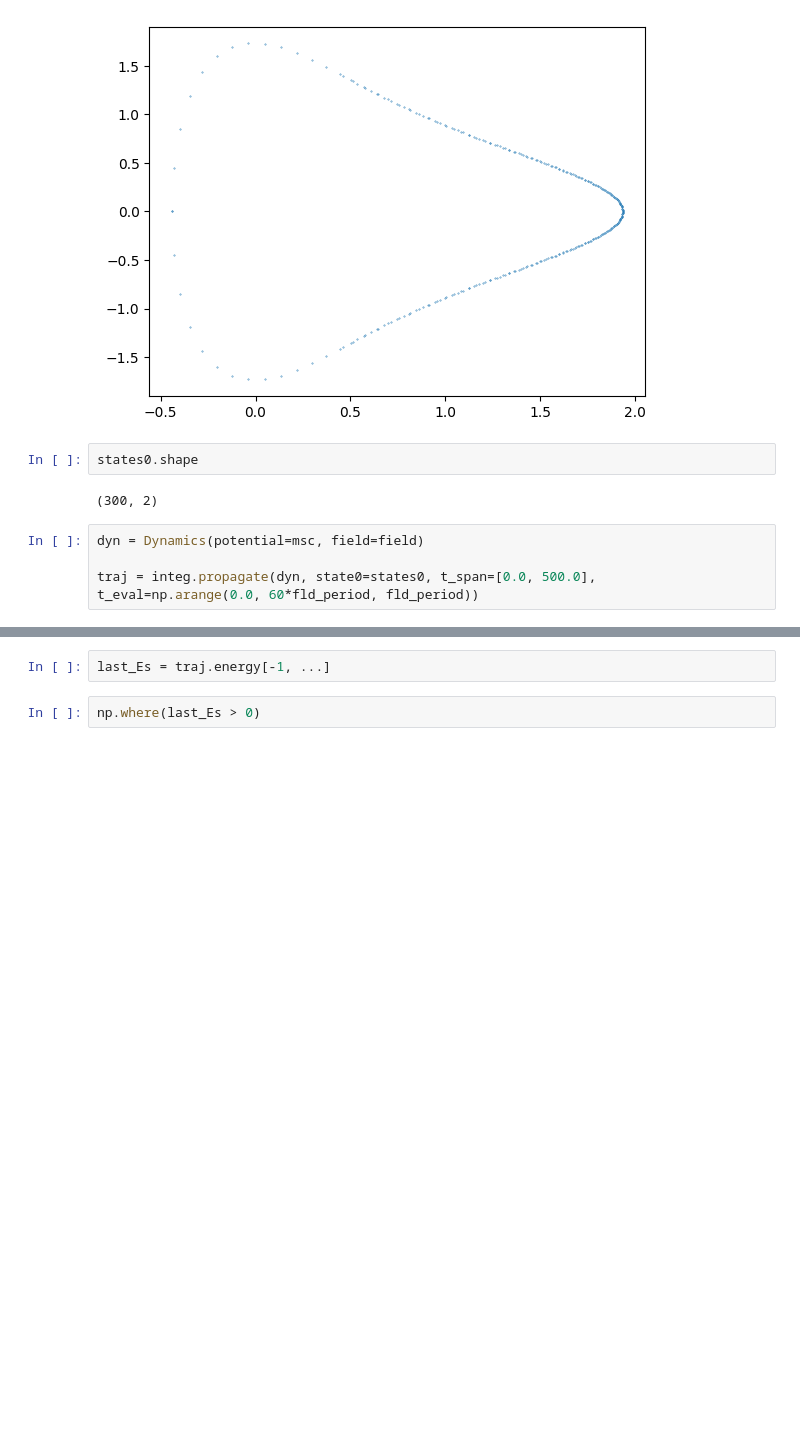
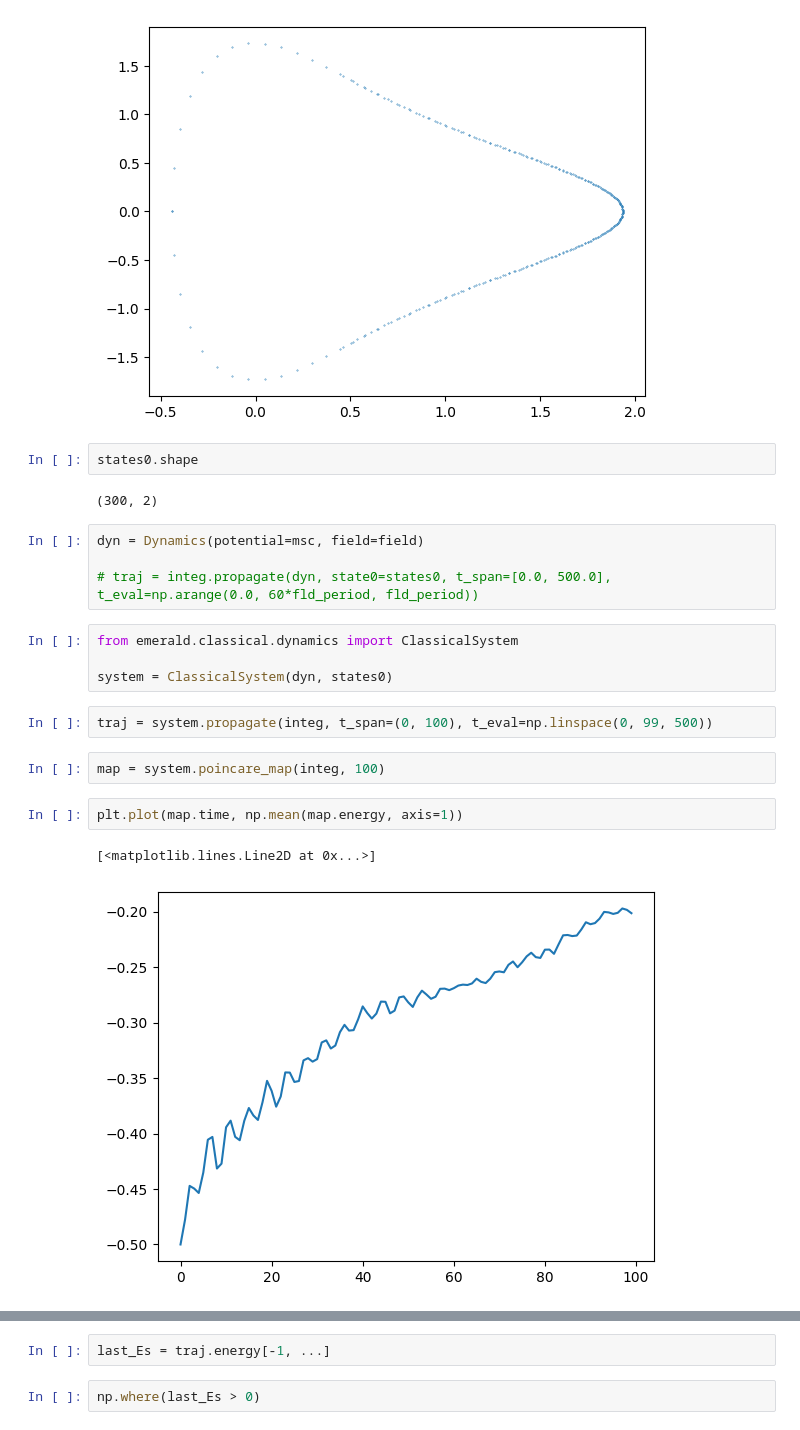
Before and after one commit to Gabriel-Amici/MorseCoulomb, a Jupyter notebook: notebooks/development/classes/dynamics_tests.ipynb, the cells around one changed output, grey strips where cells are left out. Drawn from its saved outputs; the diff is of its cells as text; blank space fills up the shorter version.

```diff
--- a/notebooks/development/classes/dynamics_tests.ipynb
+++ b/notebooks/development/classes/dynamics_tests.ipynb
@@ -50,4 +50,17 @@ states0.shape
 # %%
 dyn = Dynamics(potential=msc, field=field)
 
-traj = integ.propagate(dyn, state0=states0, t_span=[0.0, 500.0], t_eval=np.arange(0.0, 60*fld_period, fld_period))
+# traj = integ.propagate(dyn, state0=states0, t_span=[0.0, 500.0], t_eval=np.arange(0.0, 60*fld_period, fld_period))
+# %%
+from emerald.classical.dynamics import ClassicalSystem
+
+system = ClassicalSystem(dyn, states0)
+# %%
+traj = system.propagate(integ, t_span=(0, 100), t_eval=np.linspace(0, 99, 500))
+# %%
+map = system.poincare_map(integ, 100)
+# %%
+plt.plot(map.time, np.mean(map.energy, axis=1))
+# %% [output]
+[<matplotlib.lines.Line2D at 0x...>]
+[figure, added]
```
Also changed, not shown: parts of 4 cells of this notebook, 5 other files.
